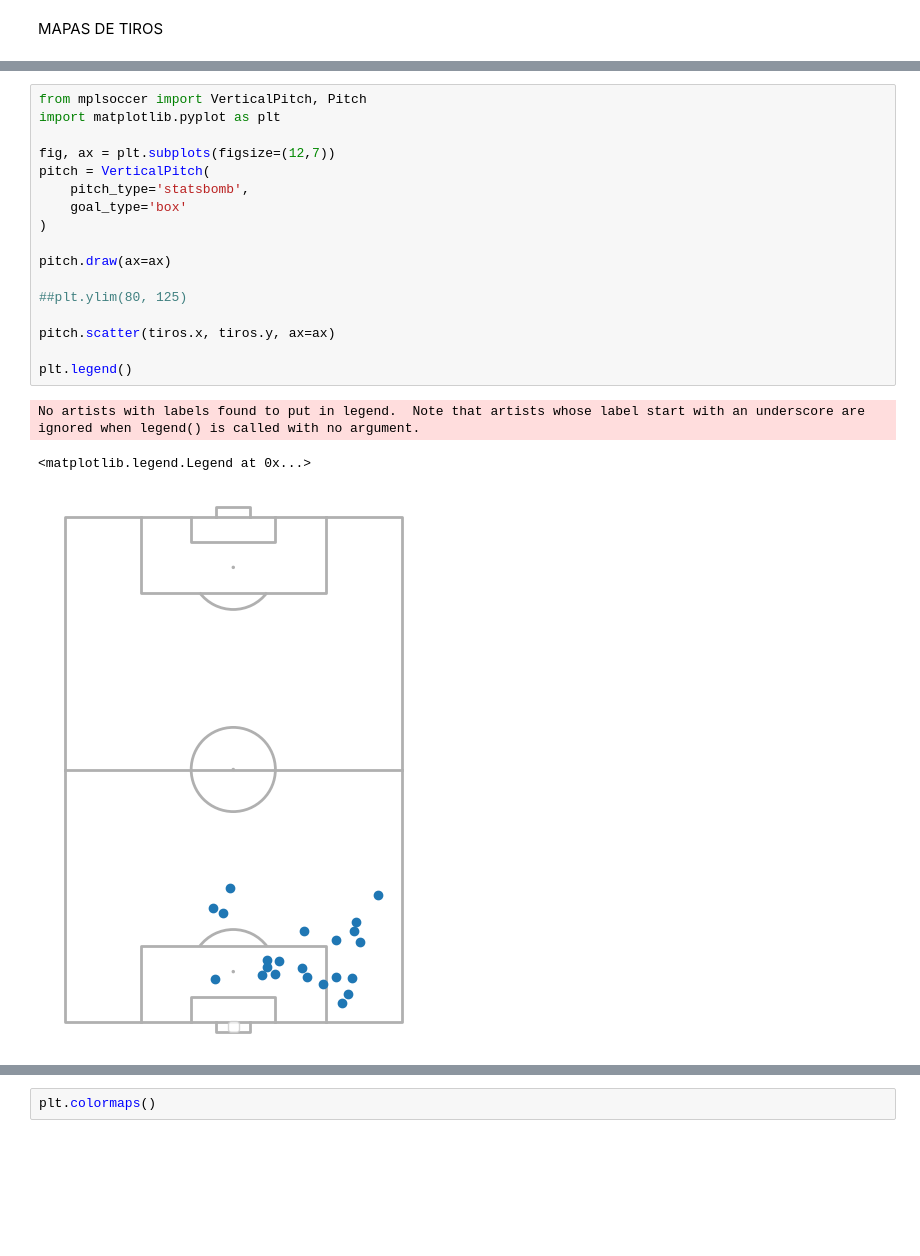
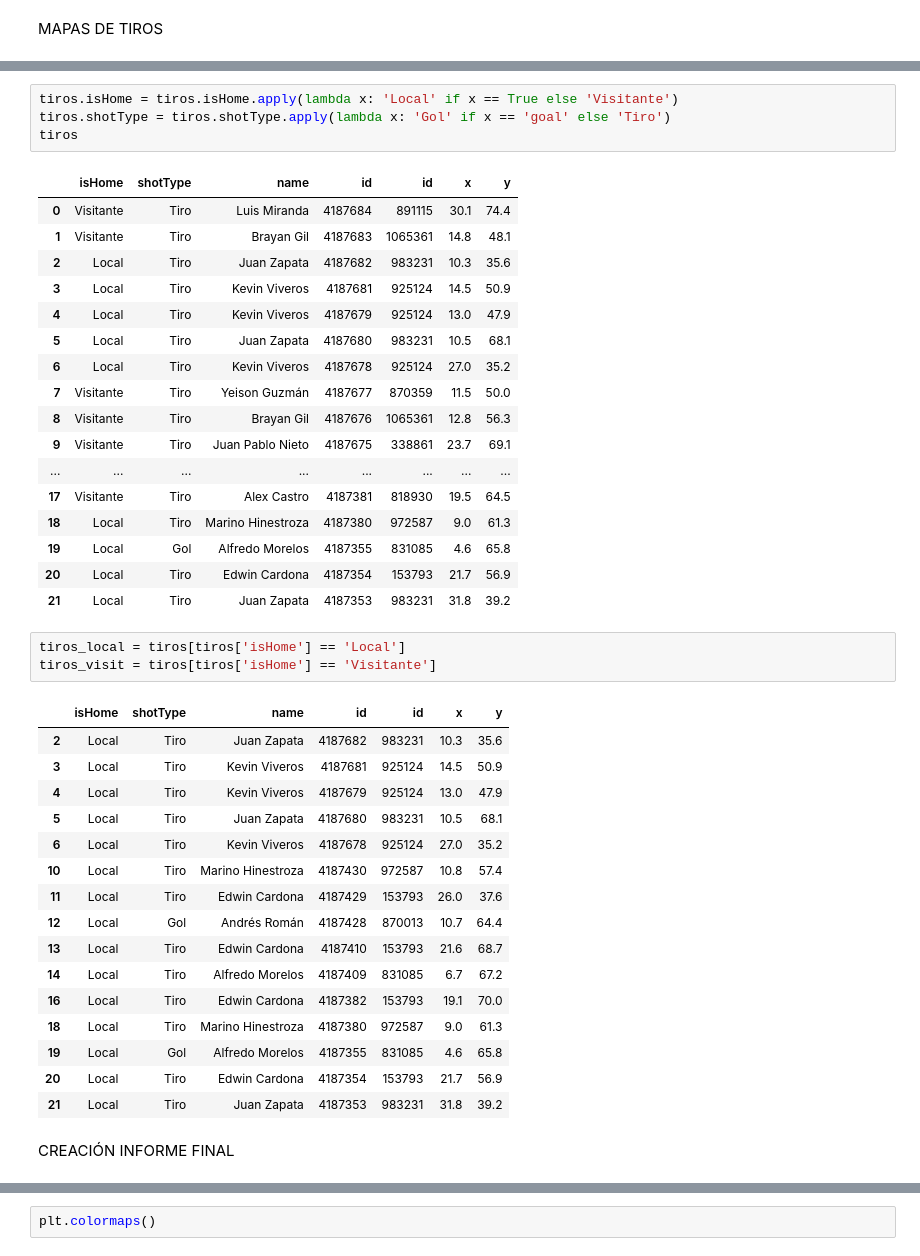
Before and after one commit to WillCorrea10/informe_partidos_NAL, a Jupyter notebook: Informe_partidos_NAL_v2.ipynb, the cells around one changed output, grey strips where cells are left out. Cells and saved outputs as stored; diff of their text form; blank space fills up the shorter version.

```diff
--- a/Informe_partidos_NAL_v2.ipynb
+++ b/Informe_partidos_NAL_v2.ipynb
@@ -197,23 +155,46 @@ partido_sofascore
-# %%
-from mplsoccer import VerticalPitch, Pitch
-import matplotlib.pyplot as plt
-
-fig, ax = plt.subplots(figsize=(12,7))
-pitch = VerticalPitch(
-    pitch_type='statsbomb',
-    goal_type='box'
-)
-
-pitch.draw(ax=ax)
-
-##plt.ylim(80, 125)
-
-pitch.scatter(tiros.x, tiros.y, ax=ax)
-
-plt.legend()
-# %% [output]
-No artists with labels found to put in legend.  Note that artists whose label start with an underscore are ignored when legend() is called with no argument.
-<matplotlib.legend.Legend at 0x...>
-[figure, removed]
+# %%
+tiros.isHome = tiros.isHome.apply(lambda x: 'Local' if x == True else 'Visitante')
+tiros.shotType = tiros.shotType.apply(lambda x: 'Gol' if x == 'goal' else 'Tiro')
+tiros
+# %% [output]
+|  | isHome | shotType | name | id | id | x | y |
+| 0 | Visitante | Tiro | Luis Miranda | 4187684 | 891115 | 30.1 | 74.4 |
+| 1 | Visitante | Tiro | Brayan Gil | 4187683 | 1065361 | 14.8 | 48.1 |
+| 2 | Local | Tiro | Juan Zapata | 4187682 | 983231 | 10.3 | 35.6 |
+| 3 | Local | Tiro | Kevin Viveros | 4187681 | 925124 | 14.5 | 50.9 |
+| 4 | Local | Tiro | Kevin Viveros | 4187679 | 925124 | 13.0 | 47.9 |
+| 5 | Local | Tiro | Juan Zapata | 4187680 | 983231 | 10.5 | 68.1 |
+| 6 | Local | Tiro | Kevin Viveros | 4187678 | 925124 | 27.0 | 35.2 |
+| 7 | Visitante | Tiro | Yeison Guzmán | 4187677 | 870359 | 11.5 | 50.0 |
+| 8 | Visitante | Tiro | Brayan Gil | 4187676 | 1065361 | 12.8 | 56.3 |
+| 9 | Visitante | Tiro | Juan Pablo Nieto | 4187675 | 338861 | 23.7 | 69.1 |
+| ... | ... | ... | ... | ... | ... | ... | ... |
+| 17 | Visitante | Tiro | Alex Castro | 4187381 | 818930 | 19.5 | 64.5 |
+| 18 | Local | Tiro | Marino Hinestroza | 4187380 | 972587 | 9.0 | 61.3 |
+| 19 | Local | Gol | Alfredo Morelos | 4187355 | 831085 | 4.6 | 65.8 |
+| 20 | Local | Tiro | Edwin Cardona | 4187354 | 153793 | 21.7 | 56.9 |
+| 21 | Local | Tiro | Juan Zapata | 4187353 | 983231 | 31.8 | 39.2 |
+# %%
+tiros_local = tiros[tiros['isHome'] == 'Local']
+tiros_visit = tiros[tiros['isHome'] == 'Visitante']
+# %% [output]
+|  | isHome | shotType | name | id | id | x | y |
+| 2 | Local | Tiro | Juan Zapata | 4187682 | 983231 | 10.3 | 35.6 |
+| 3 | Local | Tiro | Kevin Viveros | 4187681 | 925124 | 14.5 | 50.9 |
+| 4 | Local | Tiro | Kevin Viveros | 4187679 | 925124 | 13.0 | 47.9 |
+| 5 | Local | Tiro | Juan Zapata | 4187680 | 983231 | 10.5 | 68.1 |
+| 6 | Local | Tiro | Kevin Viveros | 4187678 | 925124 | 27.0 | 35.2 |
+| 10 | Local | Tiro | Marino Hinestroza | 4187430 | 972587 | 10.8 | 57.4 |
+| 11 | Local | Tiro | Edwin Cardona | 4187429 | 153793 | 26.0 | 37.6 |
+| 12 | Local | Gol | Andrés Román | 4187428 | 870013 | 10.7 | 64.4 |
+| 13 | Local | Tiro | Edwin Cardona | 4187410 | 153793 | 21.6 | 68.7 |
+| 14 | Local | Tiro | Alfredo Morelos | 4187409 | 831085 | 6.7 | 67.2 |
+| 16 | Local | Tiro | Edwin Cardona | 4187382 | 153793 | 19.1 | 70.0 |
+| 18 | Local | Tiro | Marino Hinestroza | 4187380 | 972587 | 9.0 | 61.3 |
+| 19 | Local | Gol | Alfredo Morelos | 4187355 | 831085 | 4.6 | 65.8 |
+| 20 | Local | Tiro | Edwin Cardona | 4187354 | 153793 | 21.7 | 56.9 |
+| 21 | Local | Tiro | Juan Zapata | 4187353 | 983231 | 31.8 | 39.2 |
+# %% [markdown]
+CREACIÓN INFORME FINAL
 # %%
 fig = plt.figure(figsize=(16,9),constrained_layout=True)
```
Also changed, not shown: parts of 16 cells of this notebook, 1 other file.
